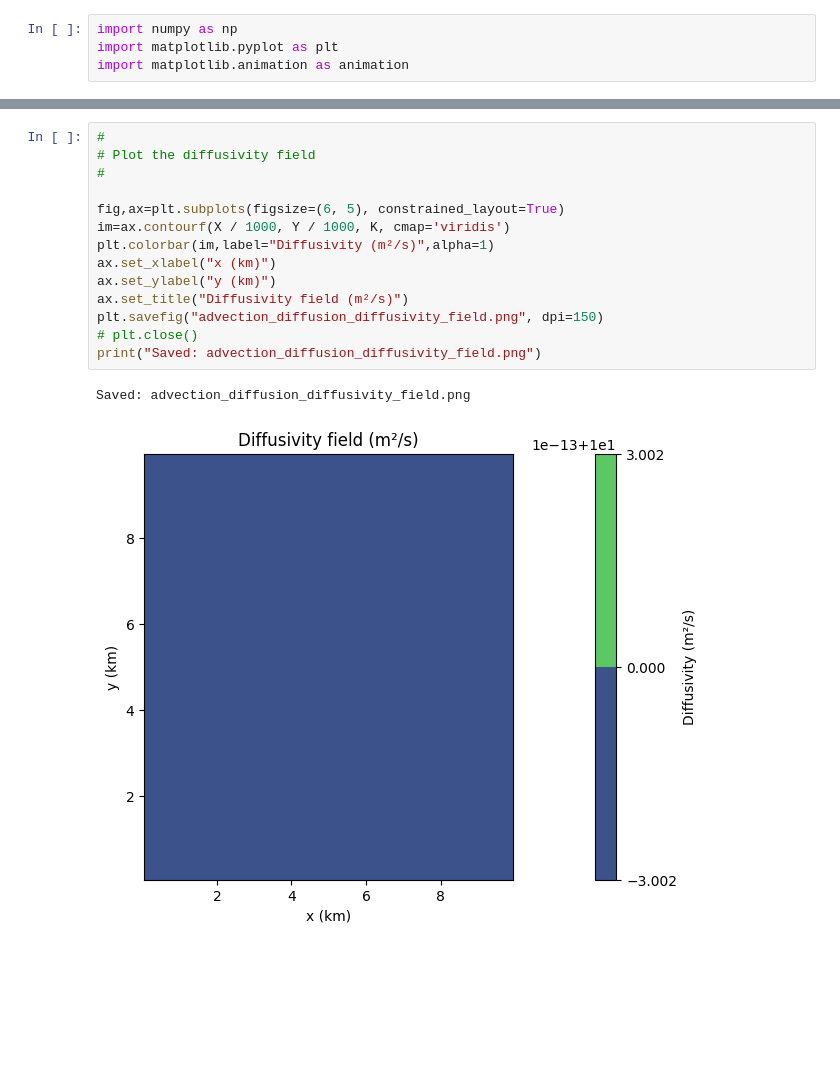
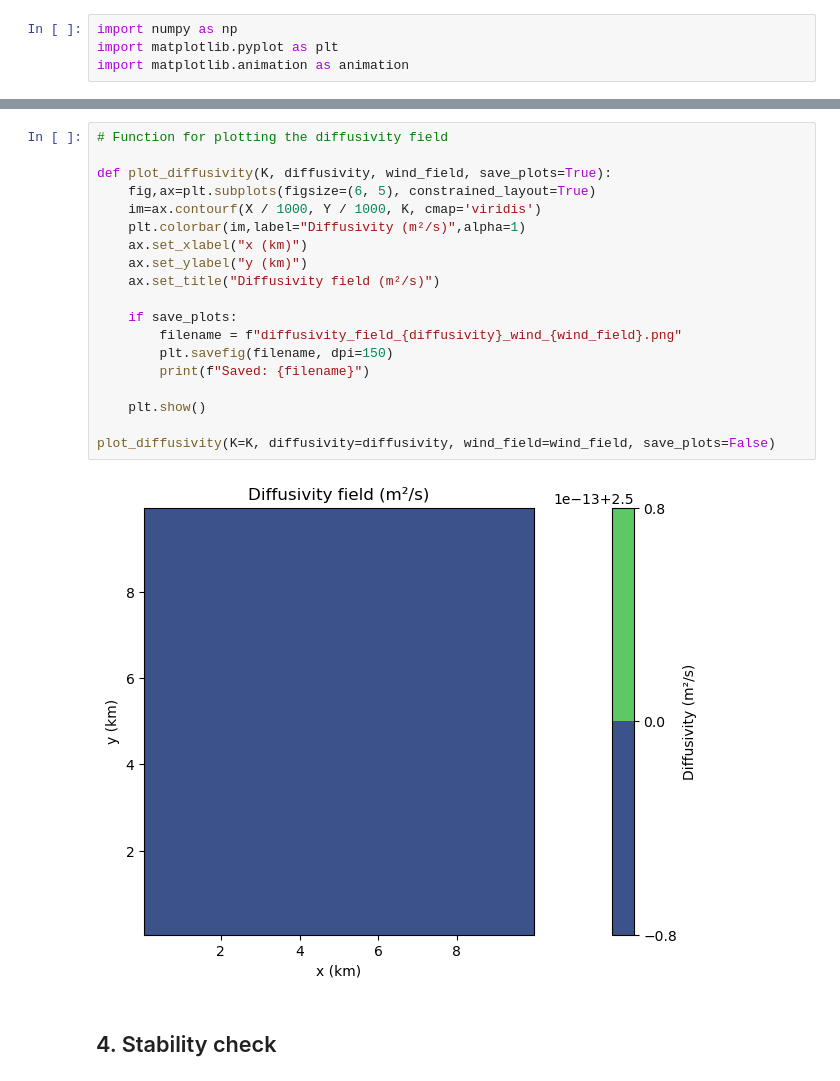
Before and after one commit to pealRobbie/mountain_regions, a Jupyter notebook: advection_diffusion.ipynb, the cells around one changed output, grey strips where cells are left out. Saved outputs shown, nothing was run; the diff lists cells and outputs as text; blank space fills up the shorter version.

```diff
--- a/advection_diffusion.ipynb
+++ b/advection_diffusion.ipynb
@@ -142,18 +169,24 @@ K = 10.0 * np.ones((ny, nx))   # m²/s  (representative of stable valley BL)
 # %%
-#
-# Plot the diffusivity field
-#
+# Function for plotting the diffusivity field
 
-fig,ax=plt.subplots(figsize=(6, 5), constrained_layout=True)
-im=ax.contourf(X / 1000, Y / 1000, K, cmap='viridis')
-plt.colorbar(im,label="Diffusivity (m²/s)",alpha=1)
-ax.set_xlabel("x (km)")
-ax.set_ylabel("y (km)")
-ax.set_title("Diffusivity field (m²/s)")
-plt.savefig("advection_diffusion_diffusivity_field.png", dpi=150)
-# plt.close()
-print("Saved: advection_diffusion_diffusivity_field.png")
+def plot_diffusivity(K, diffusivity, wind_field, save_plots=True):
+    fig,ax=plt.subplots(figsize=(6, 5), constrained_layout=True)
+    im=ax.contourf(X / 1000, Y / 1000, K, cmap='viridis')
+    plt.colorbar(im,label="Diffusivity (m²/s)",alpha=1)
+    ax.set_xlabel("x (km)")
+    ax.set_ylabel("y (km)")
+    ax.set_title("Diffusivity field (m²/s)")
+
+    if save_plots:
+        filename = f"diffusivity_field_{diffusivity}_wind_{wind_field}.png"
+        plt.savefig(filename, dpi=150)
+        print(f"Saved: {filename}")
+
+    plt.show()
+
+plot_diffusivity(K=K, diffusivity=diffusivity, wind_field=wind_field, save_plots=False)
 # %% [output]
-Saved: advection_diffusion_diffusivity_field.png
-[figure, old version]
+[figure, new version]
+# %% [markdown]
+## 4. Stability check
 # %%
```
Also changed, not shown: parts of 25 cells of this notebook, 10 other files.
